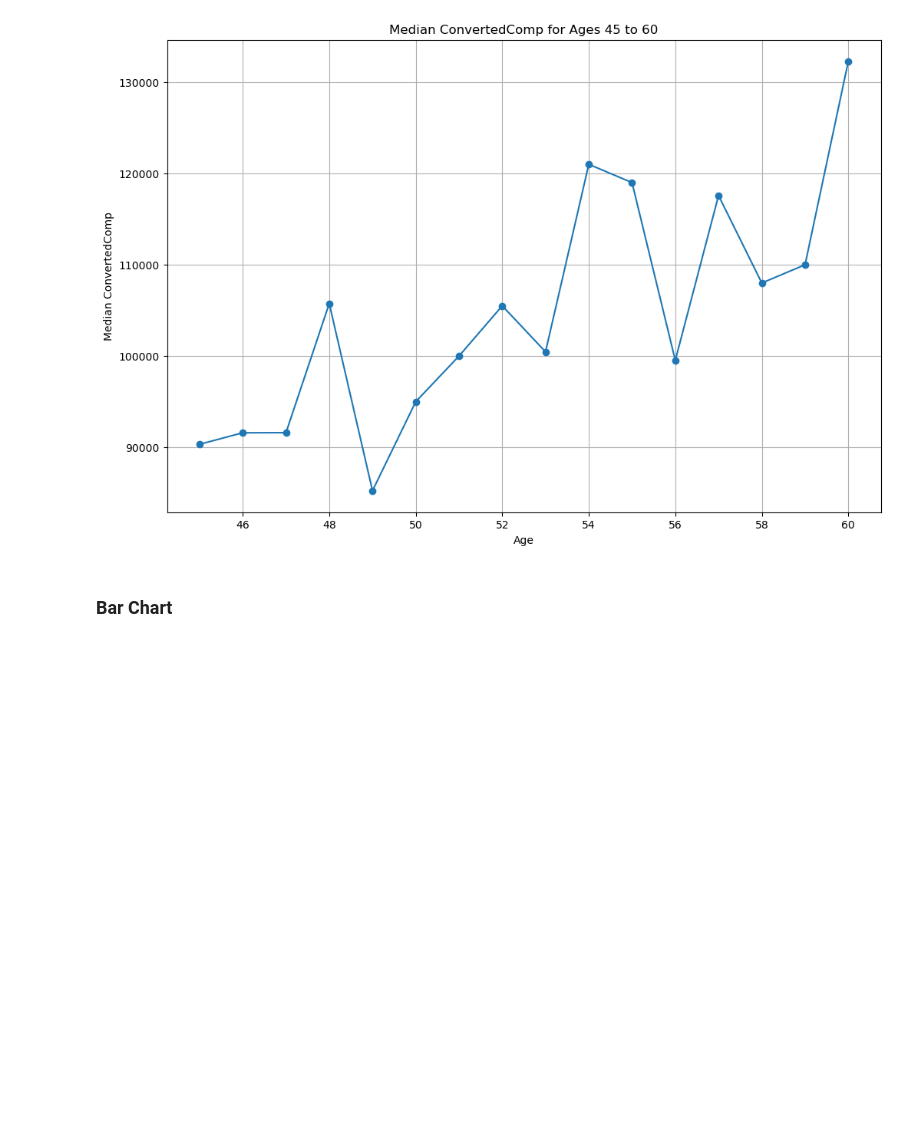
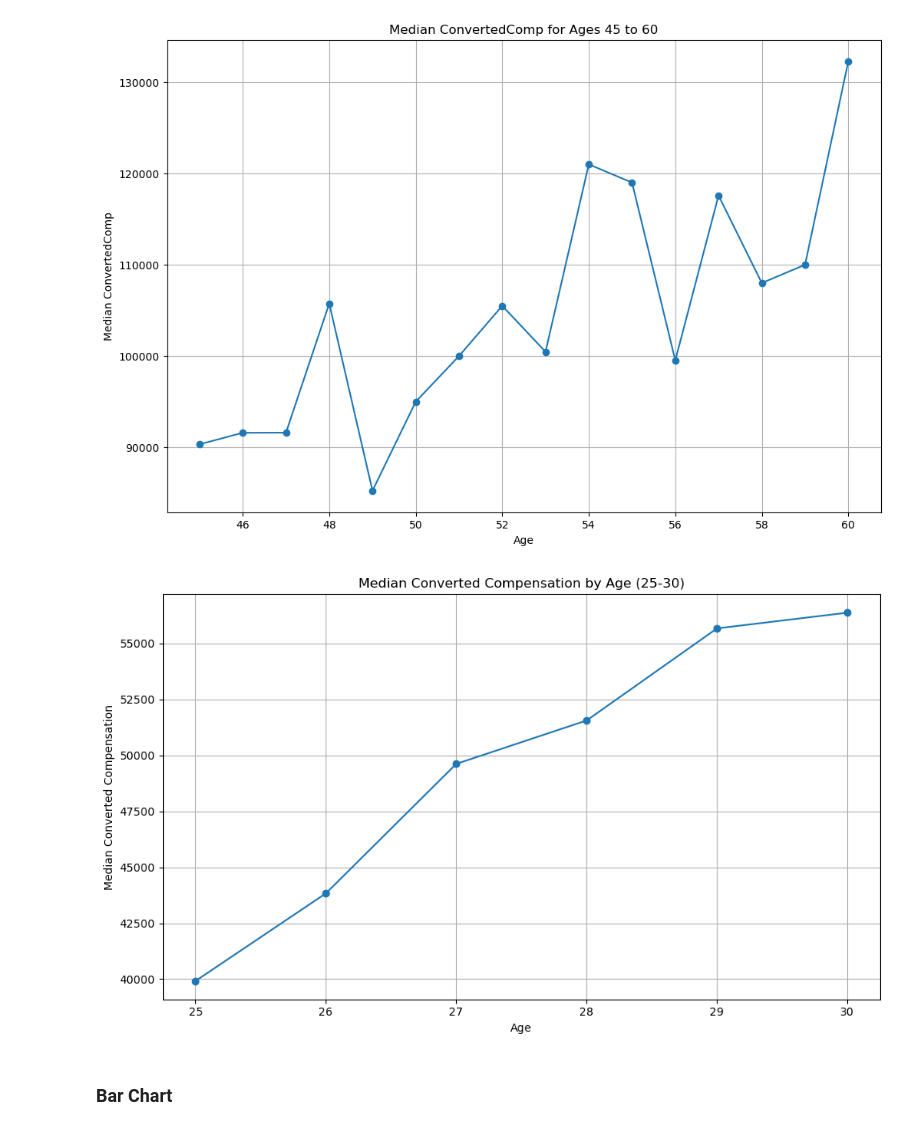
Before and after one commit to rozalskidawid/IBM_Capstone_Project, a Jupyter notebook: M4DataVisualization-lab.ipynb, the cells around one changed output. Cells and saved outputs as stored; diff of their text form; code cells hidden in the pictures; blank space fills up the shorter version.

```diff
--- a/M4DataVisualization-lab.ipynb
+++ b/M4DataVisualization-lab.ipynb
@@ -341,6 +457,27 @@ plt.grid(True)
 plt.show()
 # %% [output]
 [figure]
+# %%
+query = """
+SELECT Age, ConvertedComp FROM master
+WHERE Age BETWEEN 25 AND 30
+"""
+
+df = pd.read_sql_query(query, conn)
+# %%
+median_cc = df.groupby('Age')['ConvertedComp'].median().reset_index()
+# %%
+plt.figure(figsize=(10, 6))
+plt.plot(median_cc['Age'], median_cc['ConvertedComp'], marker='o', linestyle='-')
+plt.title('Median Converted Compensation by Age (25-30)')
+plt.xlabel('Age')
+plt.ylabel('Median Converted Compensation')
+plt.grid(True)
+plt.xticks(median_cc['Age'])
+plt.tight_layout()
+plt.show()
+# %% [output]
+[figure, added]
 # %% [markdown]
 ### Bar Chart
 # %% [markdown]
```
Also changed, not shown: parts of 13 cells of this notebook.
